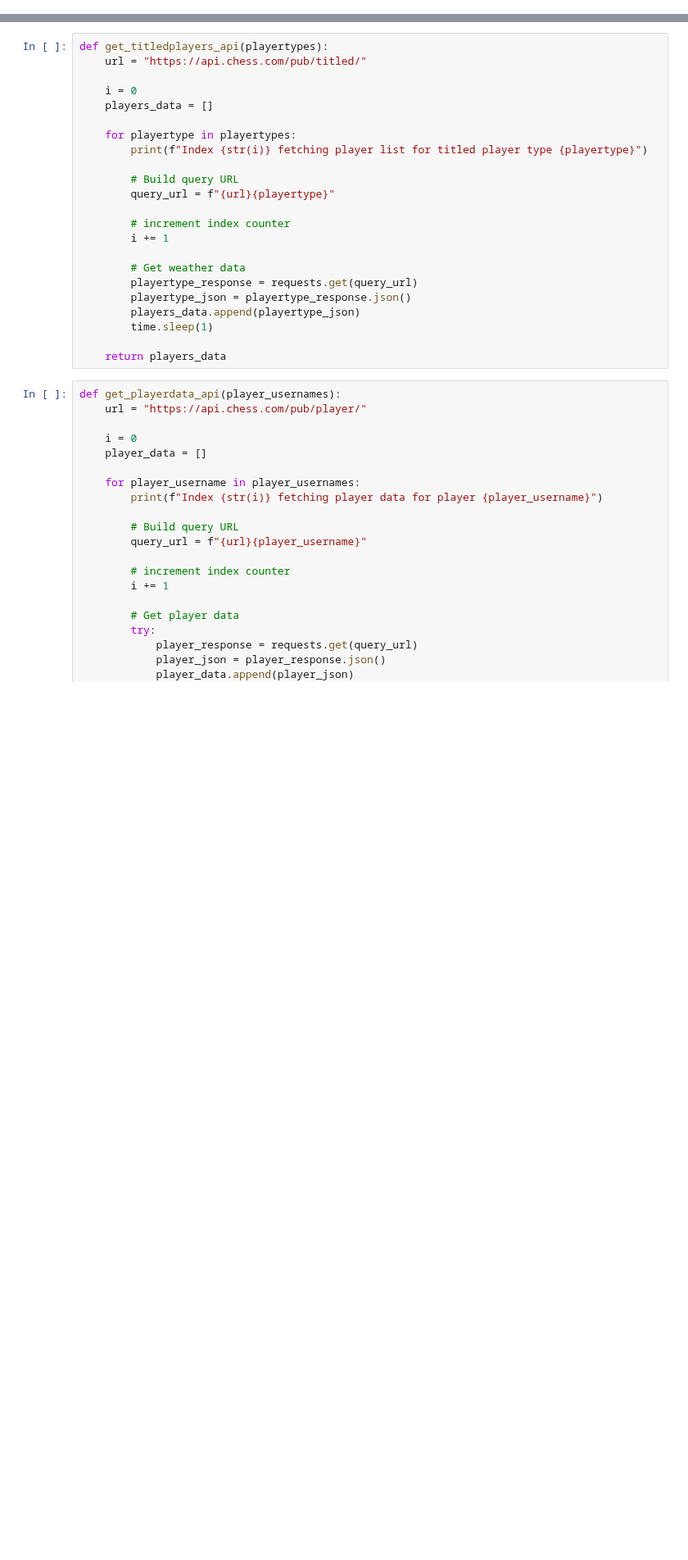
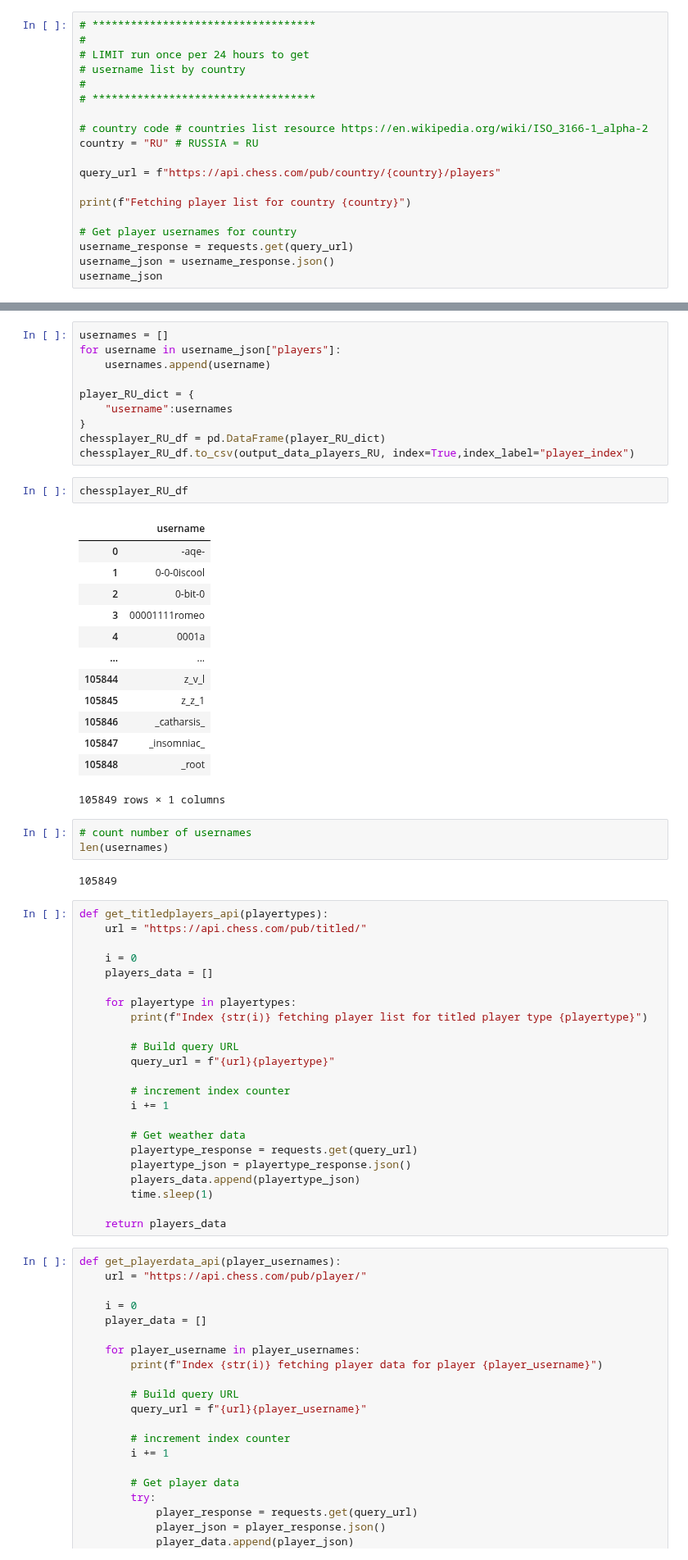
Before and after one commit to melissamonroe/who-plays-chess, a Jupyter notebook: ChessPy.ipynb, the cells around one changed output, grey strips where cells are left out. Shown at 82% size. Drawn from its saved outputs; the diff is of its cells as text; blank space fills up the shorter version.

Commit message:
pull usernames by country

```diff
--- a/ChessPy.ipynb
+++ b/ChessPy.ipynb
@@ -20,3 +23,22 @@ output_data_players = "output_data/players.csv"
 # Range of latitudes and longitudes
 # lat_range = (-90, 90)
 # lng_range = (-180, 180)
+# %%
+# ***********************************
+#
+# LIMIT run once per 24 hours to get
+# username list by country
+#
+# ***********************************
+
+# country code # countries list resource https://en.wikipedia.org/wiki/ISO_3166-1_alpha-2
+country = "RU" # RUSSIA = RU
+
+query_url = f"https://api.chess.com/pub/country/{country}/players"
+
+print(f"Fetching player list for country {country}")
+
+# Get player usernames for country
+username_response = requests.get(query_url)
+username_json = username_response.json()
+username_json
@@ -23,3 +64,34 @@ output_data_players = "output_data/players.csv"
+# %%
+usernames = []
+for username in username_json["players"]:
+    usernames.append(username)
+
+player_RU_dict = {
+    "username":usernames
+}
+chessplayer_RU_df = pd.DataFrame(player_RU_dict)
+chessplayer_RU_df.to_csv(output_data_players_RU, index=True,index_label="player_index")
+# %%
+chessplayer_RU_df
+# %% [output]
+|  | username |
+| 0 | -aqe- |
+| 1 | 0-0-0iscool |
+| 2 | 0-bit-0 |
+| 3 | 00001111romeo |
+| 4 | 0001a |
+| ... | ... |
+| 105844 | z_v_l |
+| 105845 | z_z_1 |
+| 105846 | _catharsis_ |
+| 105847 | _insomniac_ |
+| 105848 | _root |
+105849 rows × 1 columns
+# %%
+# count number of usernames
+len(usernames)
+# %% [output]
+105849
 # %%
 def get_titledplayers_api(playertypes):
     url = "https://api.chess.com/pub/titled/"
```
Also changed, not shown: parts of 4 cells of this notebook, 2 other files.
